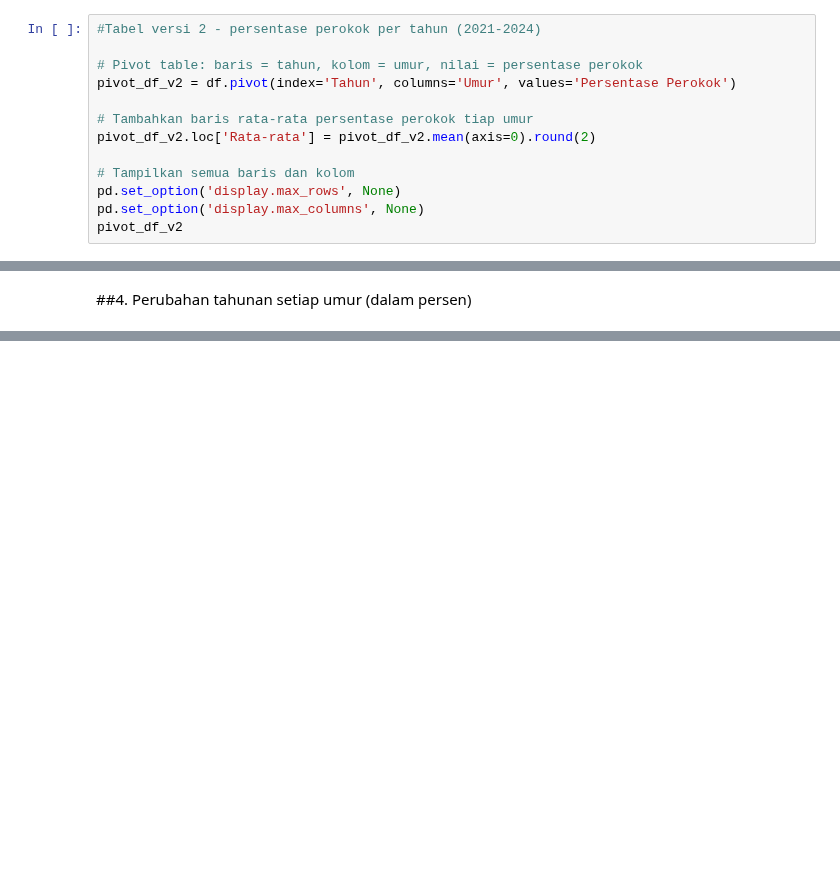
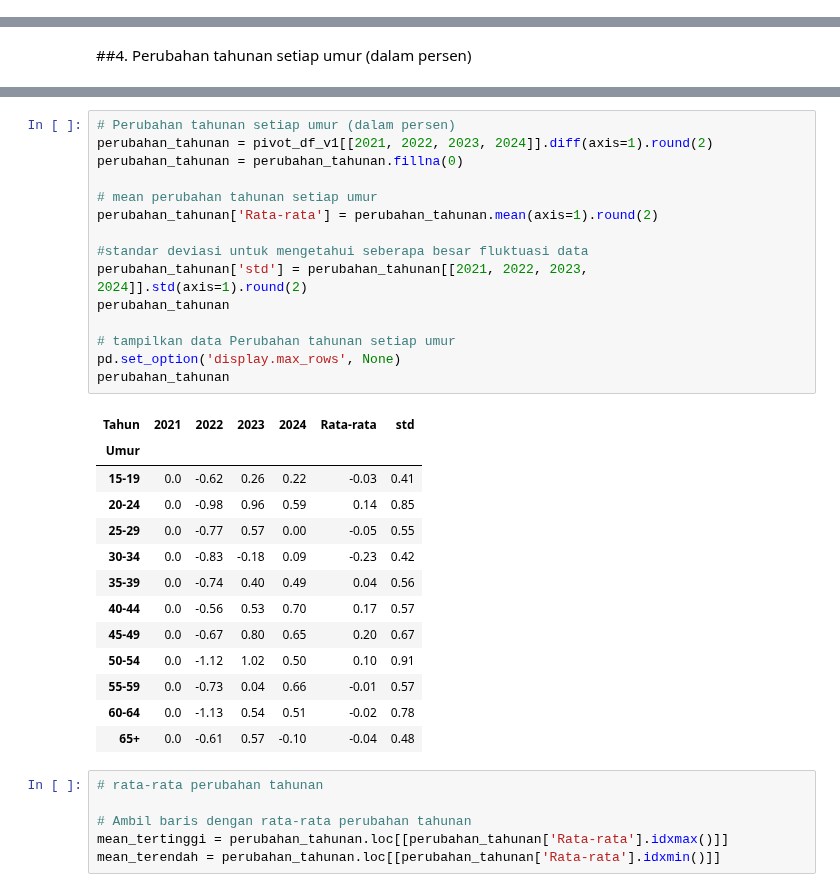
Before and after one commit to IdhamAbidinKaisilay/BelajarDataAnalyst, a Jupyter notebook: Latihan+Analisis+Data+_+Data+Persentase+Perokok+Indonesia.ipynb, the cells around one changed output, grey strips where cells are left out. Cells and saved outputs as stored; diff of their text form; blank space fills up the shorter version.

```diff
--- a/Latihan+Analisis+Data+_+Data+Persentase+Perokok+Indonesia.ipynb
+++ b/Latihan+Analisis+Data+_+Data+Persentase+Perokok+Indonesia.ipynb
@@ -99,16 +100,3 @@ pivot_df_v1
 | 55-59 | 30.04 | 29.31 | 29.35 | 30.01 | 29.68 |
 | 60-64 | 28.05 | 26.92 | 27.46 | 27.97 | 27.60 |
 | 65+ | 21.90 | 21.29 | 21.86 | 21.76 | 21.70 |
-# %%
-#Tabel versi 2 - persentase perokok per tahun (2021-2024)
-
-# Pivot table: baris = tahun, kolom = umur, nilai = persentase perokok
-pivot_df_v2 = df.pivot(index='Tahun', columns='Umur', values='Persentase Perokok')
-
-# Tambahkan baris rata-rata persentase perokok tiap umur
-pivot_df_v2.loc['Rata-rata'] = pivot_df_v2.mean(axis=0).round(2)
-
-# Tampilkan semua baris dan kolom
-pd.set_option('display.max_rows', None)
-pd.set_option('display.max_columns', None)
-pivot_df_v2
@@ -156,0 +105,35 @@ perubahan_tahunan_v2
+# %%
+# Perubahan tahunan setiap umur (dalam persen)
+perubahan_tahunan = pivot_df_v1[[2021, 2022, 2023, 2024]].diff(axis=1).round(2)
+perubahan_tahunan = perubahan_tahunan.fillna(0)
+
+# mean perubahan tahunan setiap umur
+perubahan_tahunan['Rata-rata'] = perubahan_tahunan.mean(axis=1).round(2)
+
+#standar deviasi untuk mengetahui seberapa besar fluktuasi data
+perubahan_tahunan['std'] = perubahan_tahunan[[2021, 2022, 2023, 2024]].std(axis=1).round(2)
+perubahan_tahunan
+
+# tampilkan data Perubahan tahunan setiap umur
+pd.set_option('display.max_rows', None)
+perubahan_tahunan
+# %% [output]
+| Tahun | 2021 | 2022 | 2023 | 2024 | Rata-rata | std |
+| Umur |  |  |  |  |  |  |
+| 15-19 | 0.0 | -0.62 | 0.26 | 0.22 | -0.03 | 0.41 |
+| 20-24 | 0.0 | -0.98 | 0.96 | 0.59 | 0.14 | 0.85 |
+| 25-29 | 0.0 | -0.77 | 0.57 | 0.00 | -0.05 | 0.55 |
+| 30-34 | 0.0 | -0.83 | -0.18 | 0.09 | -0.23 | 0.42 |
+| 35-39 | 0.0 | -0.74 | 0.40 | 0.49 | 0.04 | 0.56 |
+| 40-44 | 0.0 | -0.56 | 0.53 | 0.70 | 0.17 | 0.57 |
+| 45-49 | 0.0 | -0.67 | 0.80 | 0.65 | 0.20 | 0.67 |
+| 50-54 | 0.0 | -1.12 | 1.02 | 0.50 | 0.10 | 0.91 |
+| 55-59 | 0.0 | -0.73 | 0.04 | 0.66 | -0.01 | 0.57 |
+| 60-64 | 0.0 | -1.13 | 0.54 | 0.51 | -0.02 | 0.78 |
+| 65+ | 0.0 | -0.61 | 0.57 | -0.10 | -0.04 | 0.48 |
+# %%
+# rata-rata perubahan tahunan
+
+# Ambil baris dengan rata-rata perubahan tahunan
+mean_tertinggi = perubahan_tahunan.loc[[perubahan_tahunan['Rata-rata'].idxmax()]]
+mean_terendah = perubahan_tahunan.loc[[perubahan_tahunan['Rata-rata'].idxmin()]]
```
Also changed, not shown: parts of 9 cells of this notebook.
